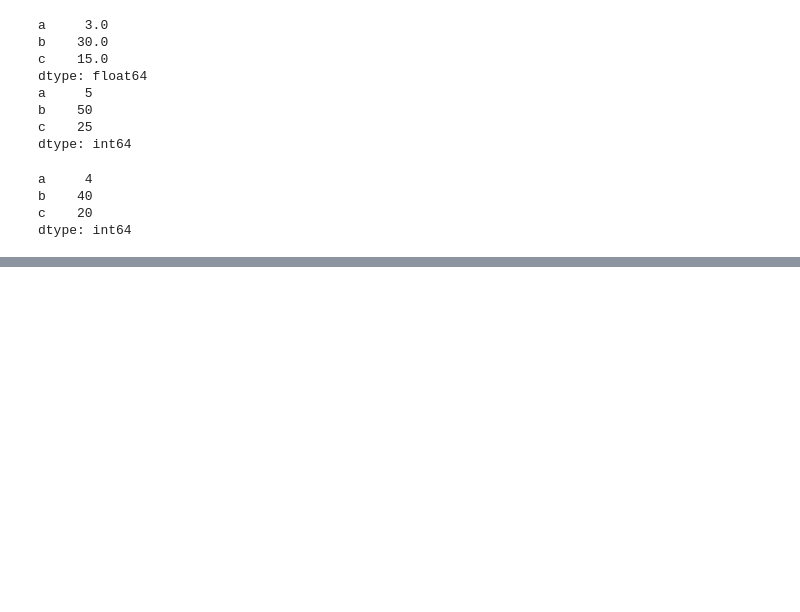
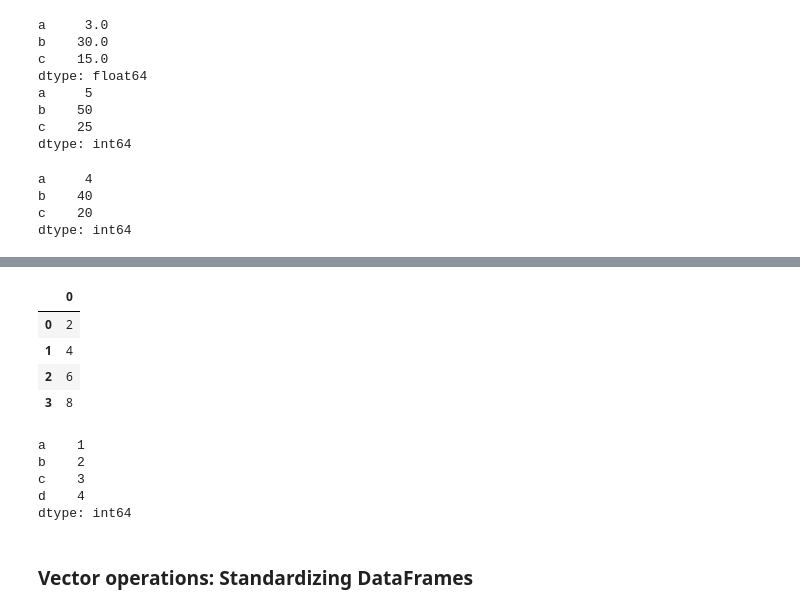
Before and after one commit to rafi007akhtar/intro-to-data-analysis, a Jupyter notebook: lesson-3/numpy-2d-practise.ipynb, the cells around one changed output, grey strips where cells are left out. Cells and saved outputs as stored; diff of their text form; code cells hidden in the pictures; blank space fills up the shorter version.

```diff
--- a/lesson-3/numpy-2d-practise.ipynb
+++ b/lesson-3/numpy-2d-practise.ipynb
@@ -706,0 +861,18 @@ dtype: int64
+# %%
+df.add(s, axis="index")
+# %% [output]
+|  | 0 |
+| 0 | 2 |
+| 1 | 4 |
+| 2 | 6 |
+| 3 | 8 |
+# %%
+s
+# %% [output]
+a    1
+b    2
+c    3
+d    4
+dtype: int64
+# %% [markdown]
+### Vector operations: Standardizing DataFrames
```
Also changed, not shown: parts of 14 cells of this notebook.
